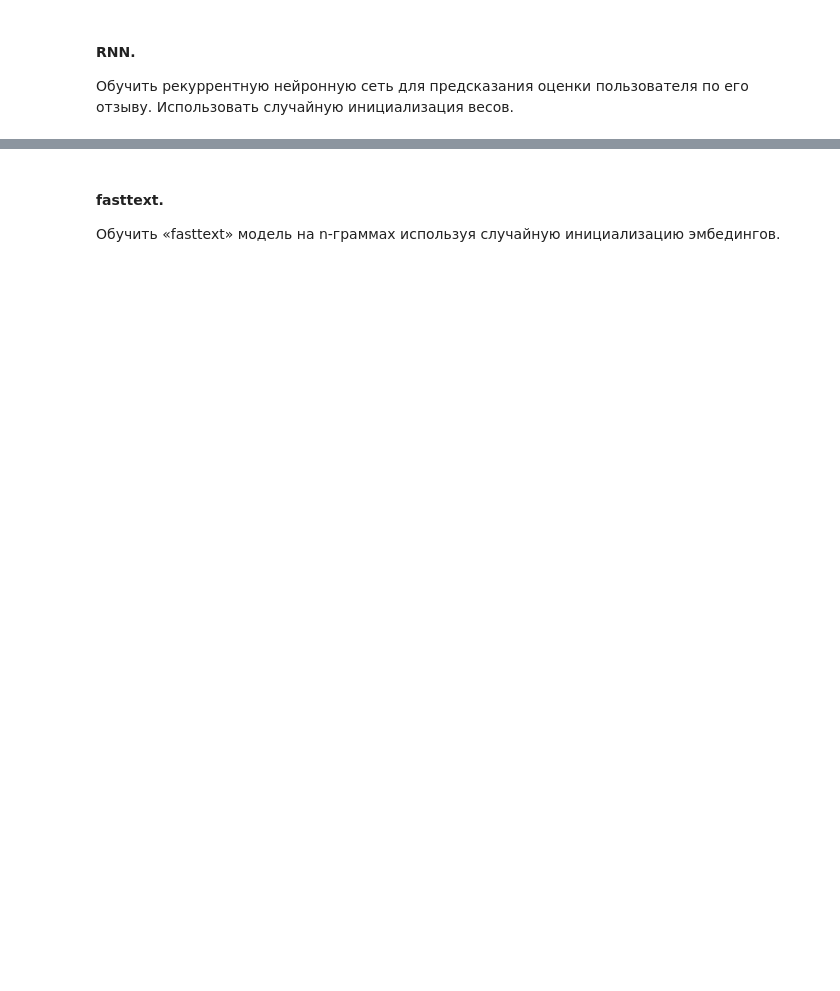
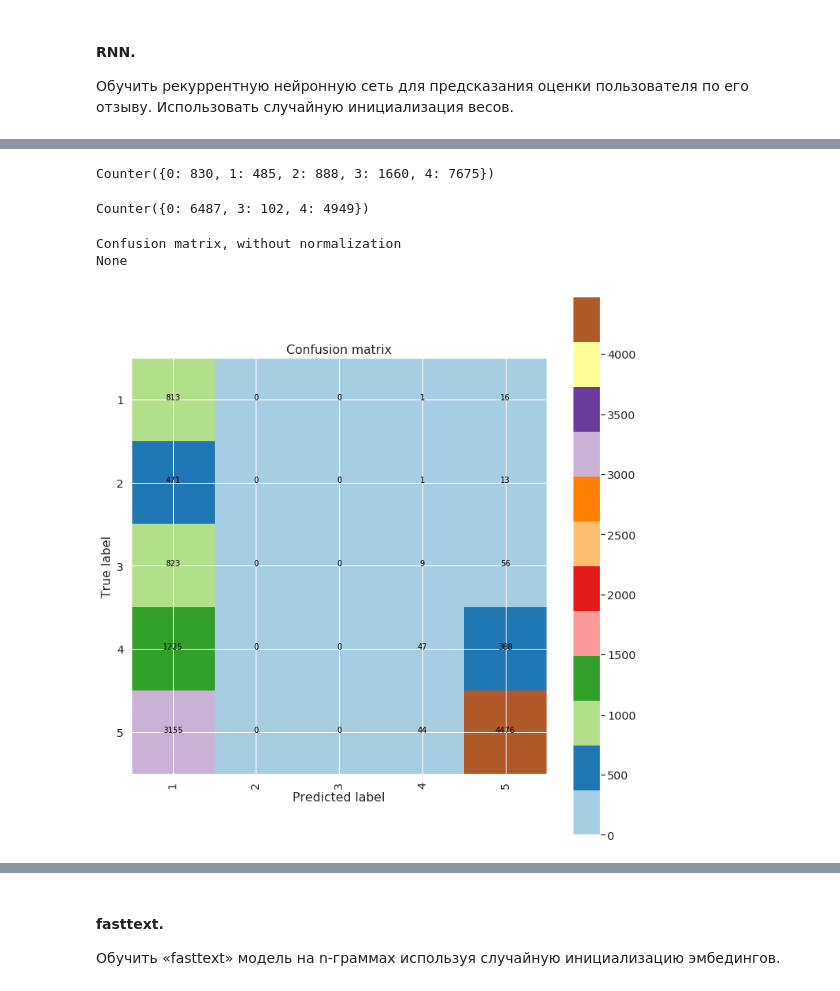
Before and after one commit to Espad/DS_6, a Jupyter notebook: Task_2.ipynb, the cells around one changed output, grey strips where cells are left out. Drawn from its saved outputs; the diff is of its cells as text; code cells hidden in the pictures; blank space fills up the shorter version.

```diff
--- a/Task_2.ipynb
+++ b/Task_2.ipynb
@@ -587,0 +714,16 @@ weighted avg       0.66      0.62      0.62     10000
+# %%
+Counter(reverse_y_test)
+# %% [output]
+Counter({0: 830, 1: 485, 2: 888, 3: 1660, 4: 7675})
+# %%
+Counter(reverse_y_pred)
+# %% [output]
+Counter({0: 6487, 3: 102, 4: 4949})
+# %%
+labels = [0,1,2,3,4]
+cnf_matrix = confusion_matrix(reverse_y_test, reverse_y_pred)
+print(plot_confusion_matrix(cnf_matrix, classes = labels))
+# %% [output]
+Confusion matrix, without normalization
+None
+[figure, added]
```
Also changed, not shown: parts of 108 cells of this notebook.
